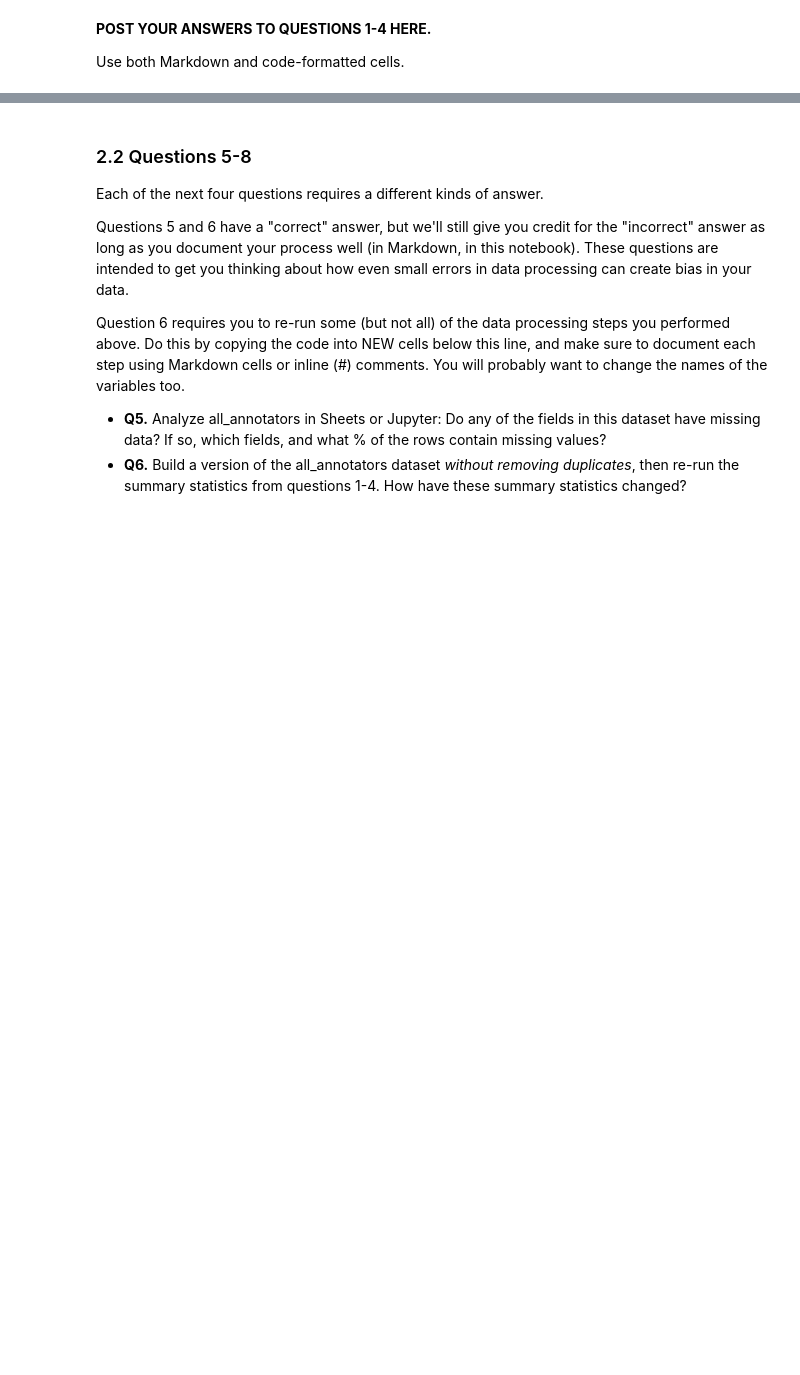
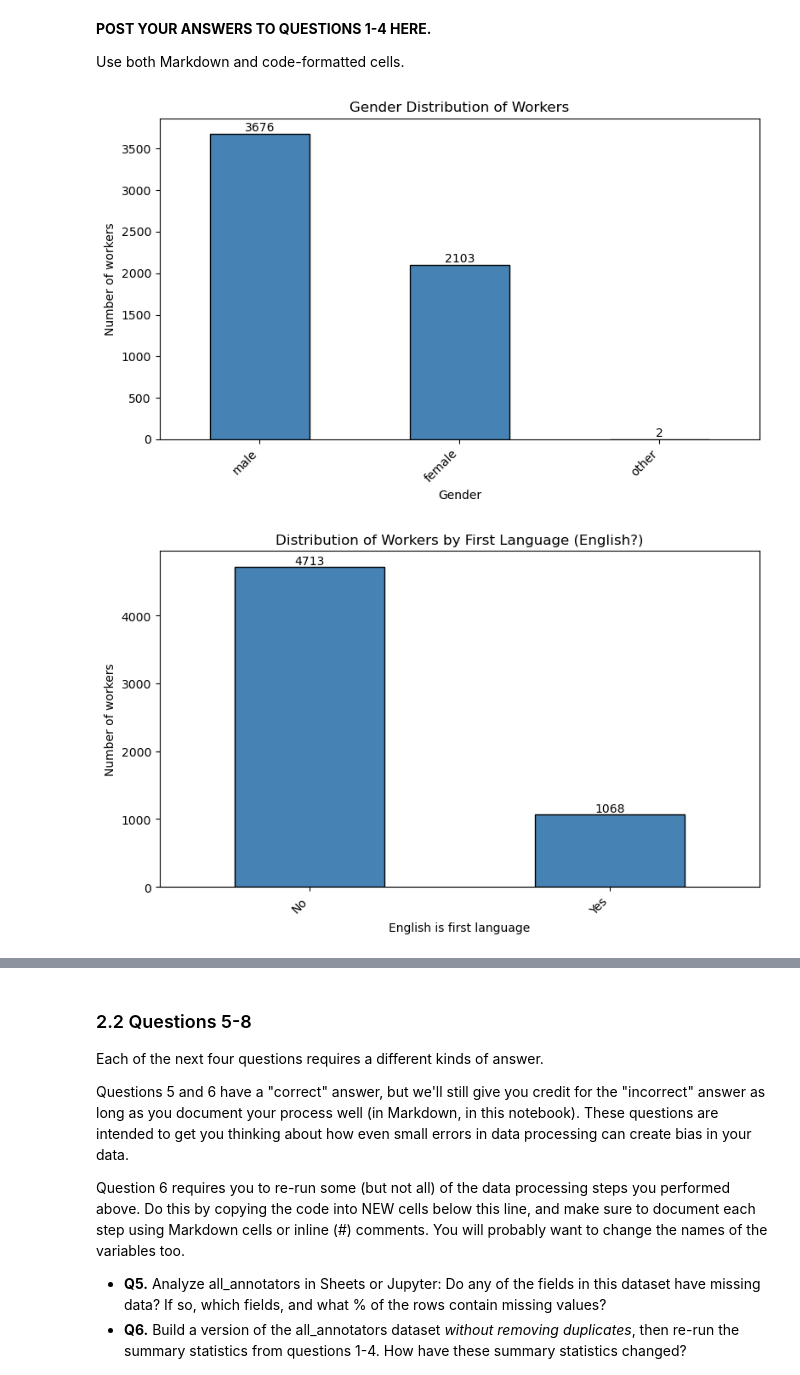
Before and after one commit to ellagebers-uw/hcde-410, a Jupyter notebook: A2/hcde410-a2.ipynb, the cells around one changed output, grey strips where cells are left out. Cells and saved outputs as stored; diff of their text form; code cells hidden in the pictures; blank space fills up the shorter version.

Commit message:
Created bar charts for Q1-Q4

```diff
--- a/A2/hcde410-a2.ipynb
+++ b/A2/hcde410-a2.ipynb
@@ -422,0 +419,51 @@ Use both Markdown and code-formatted cells.
+# %%
+import pandas as pd
+import matplotlib.pyplot as plt
+
+CSV_PATH = "a2_all_annotator_demographics.csv"
+
+df = pd.read_csv(CSV_PATH)
+
+def bar_chart(column, title, xlabel, filename, sort_by_label=False, order=None):
+    """Count the values in a column and draw/save a labelled bar chart."""
+    counts = df[column].fillna("Unknown").value_counts()
+    if order is not None:
+        counts = counts.reindex(order, fill_value=0)
+    elif sort_by_label:
+        counts = counts.sort_index()
+
+    ax = counts.plot(kind="bar", figsize=(8, 5), color="steelblue", edgecolor="black")
+    ax.set_title(title)
+    ax.set_xlabel(xlabel)
+    ax.set_ylabel("Number of workers")
+    plt.xticks(rotation=45, ha="right")
+
+    # Write the count above each bar
+    for container in ax.containers:
+        ax.bar_label(container)
+
+    plt.tight_layout()
+    plt.savefig(filename, dpi=150)
+    plt.show()
+
+
+# Q1. Gender distribution
+bar_chart("gender", "Gender Distribution of Workers", "Gender", "q1_gender.png")
+
+# Q2. Distribution by first language (English as first language: yes/no)
+df["english_first_language"] = df["english_first_language"].map({0: "No", 1: "Yes"})
+bar_chart("english_first_language", "Distribution of Workers by First Language (English?)",
+          "English is first language", "q2_first_language.png")
+
+# Q3. Distribution by age group ("under 18" first)
+age_order = ["Under 18", "18-30", "30-45", "45-60", "Over 60", "Unknown"]
+bar_chart("age_group", "Distribution of Workers by Age Group", "Age group",
+          "q3_age_group.png", order=age_order)
+
+# Q4. Distribution by education level (none -> professional)
+education_order = ["none", "hs", "some", "bachelors", "masters", "doctorate", "professional"]
+bar_chart("education", "Distribution of Workers by Education Level",
+          "Education level", "q4_education.png", order=education_order)
+# %% [output]
+[figure, added]
+[figure, added]
```
Also changed, not shown: parts of 5 cells of this notebook.
